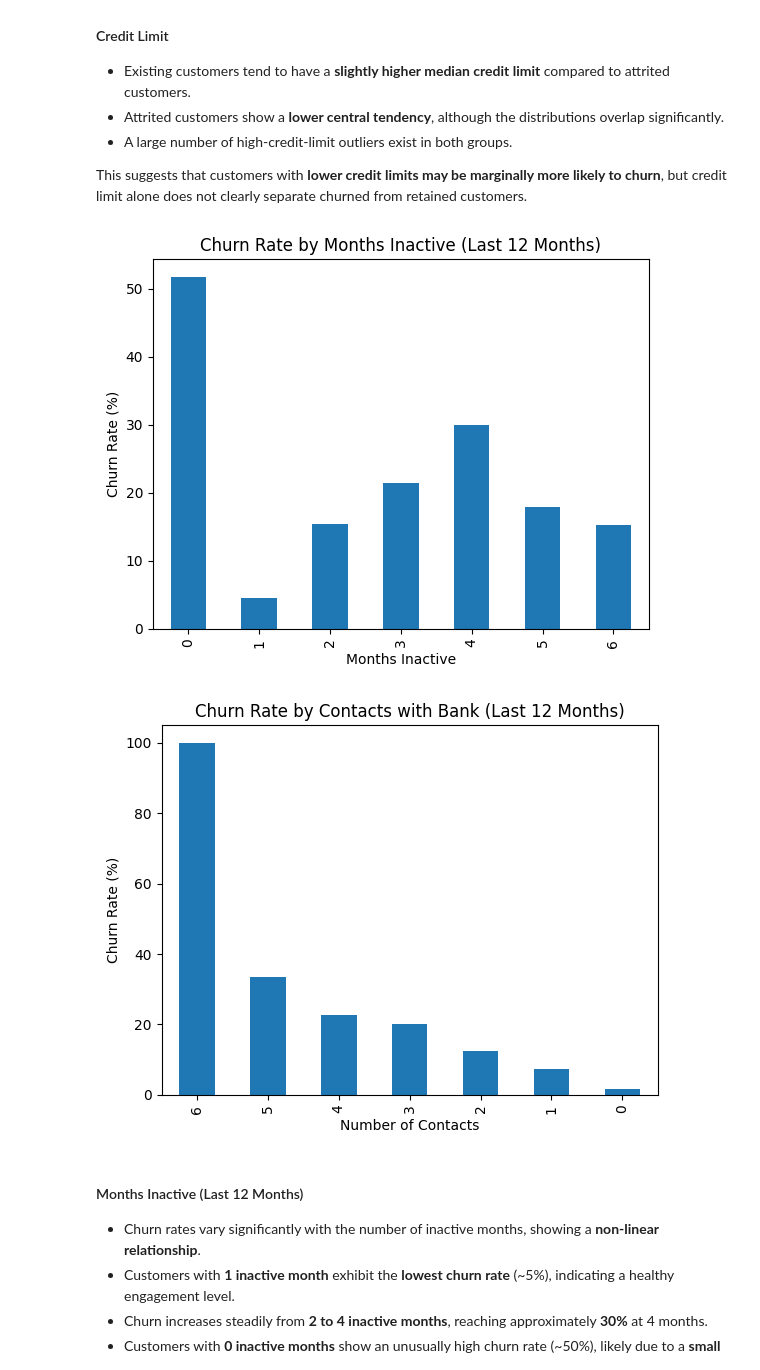
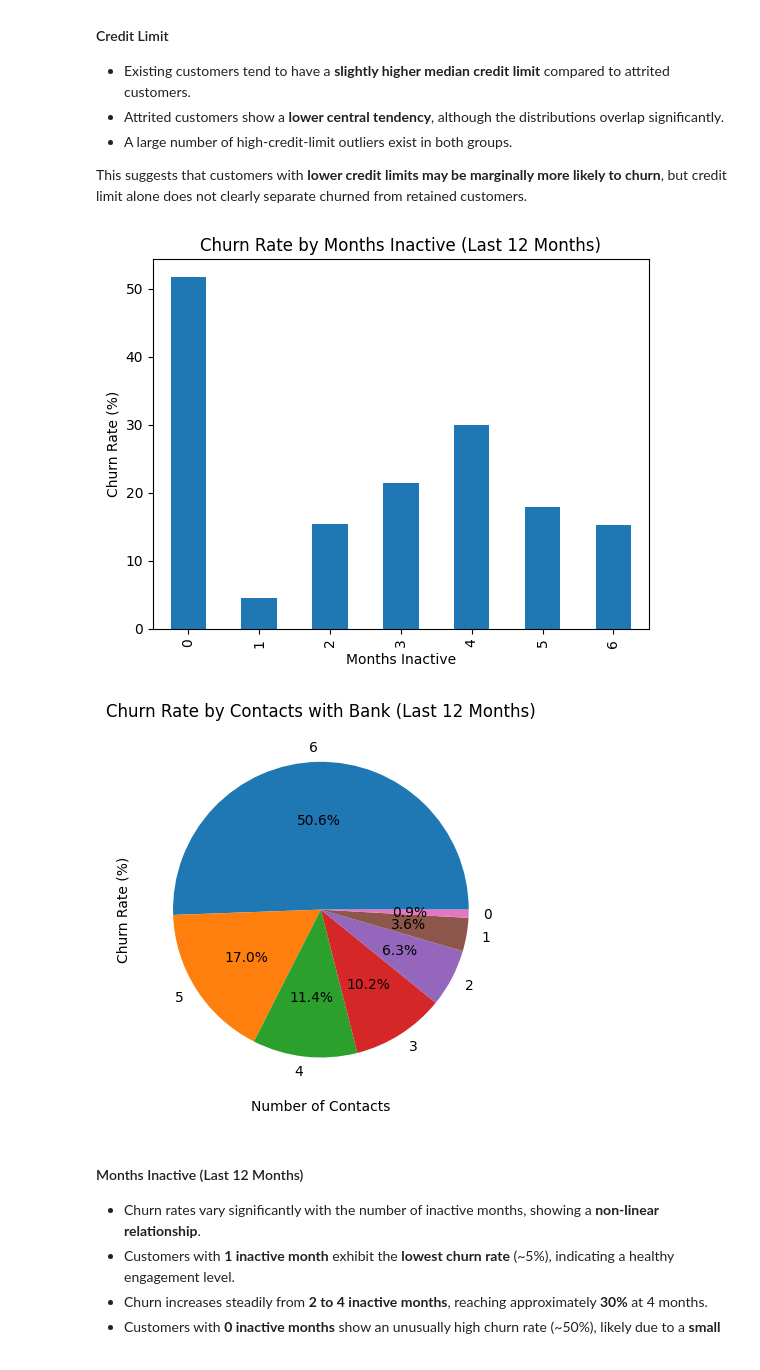
Before and after one commit to PPerezdeMadrid/ml-model, a Jupyter notebook: ChurnPredictor/02_EDA_Churn_predictor.ipynb, the cells around one changed output. Saved outputs shown, nothing was run; the diff lists cells and outputs as text; code cells hidden in the pictures.

```diff
--- a/ChurnPredictor/02_EDA_Churn_predictor.ipynb
+++ b/ChurnPredictor/02_EDA_Churn_predictor.ipynb
@@ -506,32 +507,33 @@ This suggests that customers with **lower credit limits may be marginally more l
 # %%
 ### 5. Activity & Engagement Indicators # Focus on:
 # #  Months_Inactive_12_mon
 # #  Contacts_Count_12_mon
 # # Hypothesis: Higher inactivity >> higher churn
 
 # Churn rate by relationship features (categorical / discrete)
 inactive_churn = churn_rate_by_category(df, "Months_Inactive_12_mon")
 inactive_churn = inactive_churn.sort_index()
 
 plt.figure()
 inactive_churn.plot(kind="bar")
 plt.title("Churn Rate by Months Inactive (Last 12 Months)")
 plt.xlabel("Months Inactive")
 plt.ylabel("Churn Rate (%)")
 plt.show()
 
 #  Contacts with Bank
 contacts_churn = churn_rate_by_category(df, "Contacts_Count_12_mon")
 
 plt.figure()
-contacts_churn.plot(kind="bar")
+# contacts_churn.plot(kind="bar")
+contacts_churn.plot(kind="pie", autopct="%1.1f%%")
 plt.title("Churn Rate by Contacts with Bank (Last 12 Months)")
 plt.xlabel("Number of Contacts")
 plt.ylabel("Churn Rate (%)")
 plt.show()
 # %% [output]
 [figure]
-[figure, old version]
+[figure, new version]
 # %% [markdown]
 #### Months Inactive (Last 12 Months)
 
```
Also changed, not shown: parts of 3 cells of this notebook.
